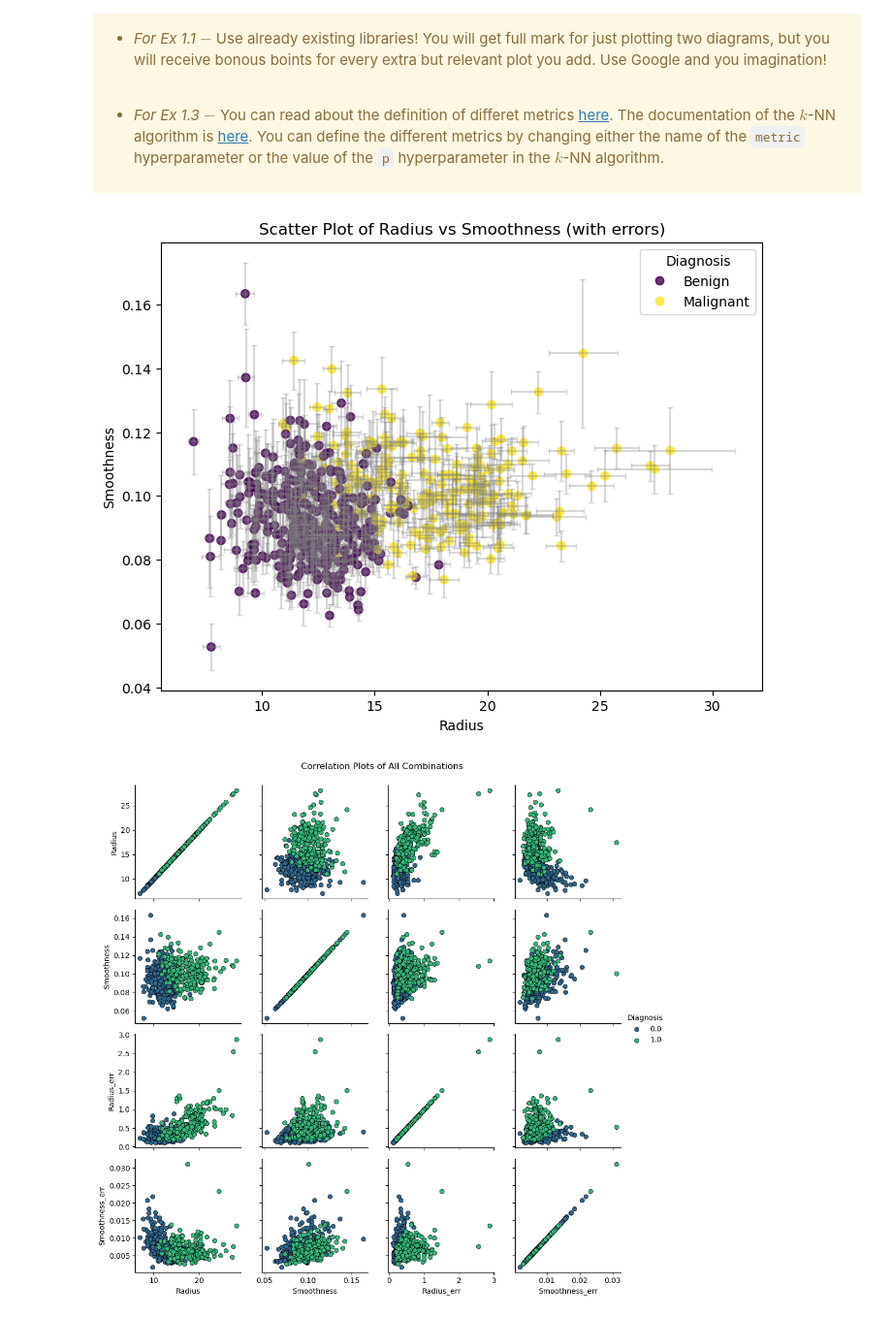
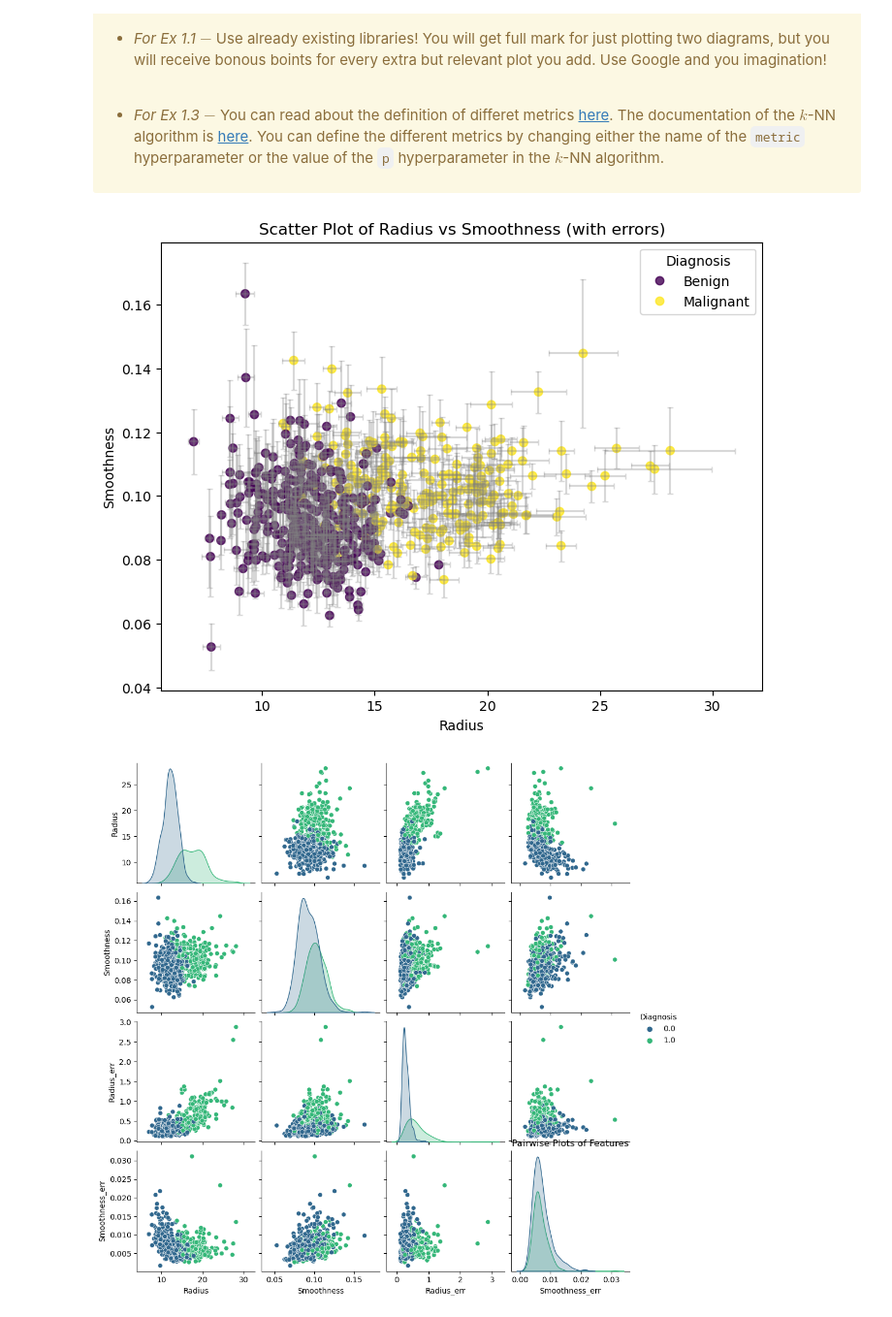
Before and after one commit to georgiarov/ML, a Jupyter notebook: L03_classification_answerkey.ipynb, the cells around one changed output. Shown at 97% size. Cells and saved outputs as stored; diff of their text form; code cells hidden in the pictures.

```diff
--- a/L03_classification_answerkey.ipynb
+++ b/L03_classification_answerkey.ipynb
@@ -1408,10 +1408,15 @@ The ultimate objective is to create a model capable of separeting if a patient h
 # %%
 import pandas as pd
 import numpy as np
+from sklearn.metrics import ConfusionMatrixDisplay
 import matplotlib.pyplot as plt
 import seaborn as sns
 from sklearn.model_selection import train_test_split
 from sklearn.preprocessing import StandardScaler
+from sklearn import metrics
+from sklearn.linear_model import LogisticRegression
+from sklearn.neighbors import KNeighborsClassifier
+from sklearn.metrics import classification_report, recall_score
 
 df = pd.read_csv('C:/Users/micha/Desktop/python_datafiles/HW03_data.csv')
 df['Diagnosis'] = df['Diagnosis'].replace({'B': 0., 'M': 1.})
@@ -1420,10 +1425,12 @@ X = df[['Radius', 'Smoothness', 'Radius_err', 'Smoothness_err']]
 y = df['Diagnosis']
 
 class CancerData:
+
     def __init__(self, X, y):
         self.X = X
         self.y = y
         self.df = pd.concat([X, y], axis=1)
+
     def split_and_normalize(self, test_size=0.2, random_state=42):
         X_train, X_test, y_train, y_test = train_test_split(self.X, self.y, test_size=test_size, random_state=random_state)
         scaler = StandardScaler()
@@ -1431,45 +1438,110 @@ class CancerData:
         X_test = scaler.transform(X_test)
         return X_train, X_test, y_train, y_test
 
-   #def plot_correlation_matrix(self):
-    #    plt.figure(figsize=(6, 5))
-     #   correlation = df.corr()
-      #  sns.heatmap(correlation, annot=True, cmap='coolwarm', fmt=".2f", square=True)
-       # plt.title("Correlation Matrix")
+    #def plot_correlation_matrix(self):
+        #plt.figure(figsize=(6, 5))
+        #correlation = df.corr()
+        #sns.heatmap(correlation, annot=True, cmap='coolwarm', fmt=".2f", square=True)
+        #plt.title("Correlation Matrix")
         #plt.show()
 
-    def plots(self):
-        p = sns.PairGrid(data=self.df, hue="Diagnosis", palette="viridis")
-        p.map(plt.scatter, s=35, edgecolor="black",lw=0.5)
-        p.add_legend()
-        plt.suptitle("Correlation Plots of All Combinations", y=1.02)
+    #def plots(self):
+     #   p = sns.PairGrid(data=self.df, hue="Diagnosis", palette="viridis")
+      #  p.map(plt.scatter, s=35, edgecolor="black",lw=0.5)
+       # p.add_legend()
+       # plt.suptitle("Correlation Plots of All Combinations", y=1.02)
+       # plt.show()
+
+    def plot_pairwise(self):
+        # Δημιουργία scatter plots για όλους τους συνδυασμούς
+        pair_df = self.X.copy()
+        pair_df['Diagnosis'] = self.y  # Προσθήκη της στήλης Diagnosis
+        sns.pairplot(pair_df, hue='Diagnosis', palette='viridis', diag_kind='kde')
+        plt.title("Pairwise Plots of Features")
         plt.show()
 
     def plot_scatter_with_errors(self):
         plt.figure(figsize=(8, 6))
         scatter = plt.scatter(df['Radius'], df['Smoothness'], c=df['Diagnosis'], cmap='viridis', alpha=0.8, label='Data Points')
         plt.errorbar(df['Radius'], df['Smoothness'], xerr=df['Radius_err'], yerr=df['Smoothness_err'], fmt='none', ecolor='gray', alpha=0.3, capsize=2)
 
         plt.title("Scatter Plot of Radius vs Smoothness (with errors)")
         plt.xlabel("Radius")
         plt.ylabel("Smoothness")
         handles, labels = scatter.legend_elements()
         plt.legend(handles, ['Benign', 'Malignant'], title='Diagnosis', loc='upper right')
         plt.show()
 
 
 klasi = CancerData(X, y)
 X_train, X_test, y_train, y_test = klasi.split_and_normalize()
 #klasi.plot_correlation_matrix()
 klasi.plot_scatter_with_errors()
-klasi.plots()
+klasi.plot_pairwise()
+#klasi.plot_correlation_matrix()
 
 #comment on plots+++
 
 #EX.2 Accuracy, Precision, or Recall?
 #we choose recall as the most accurate metric for this problem as we want to detect as much as possible positive values
 
 #EX.3
+
+metrics_ = ['euclidean', 'manhattan', 'minkowski']
+results = {}
+
+for metric in metrics_:
+    # Δημιουργία και εκπαίδευση του k-NN ταξινομητή
+    knn = KNeighborsClassifier(n_neighbors=5, metric=metric)
+    knn.fit(X_train, y_train)
+
+    y_pred = knn.predict(X_test) #predictions
+
+    #calculating recall
+    recall = recall_score(y_test, y_pred)
+    results[metric] = recall
+
+    #classification report
+    print(f"Distance Metric: {metric}")
+    print(classification_report(y_test, y_pred))
+    print(f"Recall: {recall:.4f}\n")
+
+#results
+print("Results:")
+for metric, recall in results.items():
+    print(f"{metric}: {recall:.4f}")
+
+best_metric = max(results, key=results.get)
+print(f"Η καλύτερη μετρική απόστασης είναι: {best_metric} με recall {results[best_metric]:.4f}")
+
+#EX.4
+matrix=metrics.confusion_matrix(y_test, y_pred)
+print(matrix)
+matr = ConfusionMatrixDisplay(confusion_matrix=matrix)
+matr.plot(cmap="viridis")
+plt.title("Confusion Matrix")
+plt.xlabel("Predicted Labels")
+plt.ylabel("True Labels")
+plt.show()
+
+#EX.5
+#normalization of confusion matrix
+matrix2=matrix.astype('float')
+summ=matrix.sum(axis=1)[:, np.newaxis]
+normalized_matr = matrix2/summ
+print("Normalized Confusion Matrix:")
+print(normalized_matr)
+
+matr_norm = ConfusionMatrixDisplay(confusion_matrix=normalized_matr)
+matr_norm.plot(cmap="plasma")
+plt.title("Normalized Confusion Matrix")
+plt.xlabel("Predicted Labels")
+plt.ylabel("True Labels")
+plt.show()
+
+# Trace of the normalized confusion matrix
+trace = np.trace(normalized_matr)
+print(f"Trace of the Normalized Confusion Matrix: {trace:.3f}")
 # %% [output]
 [figure]
-[figure, old version]
+[figure, new version]
```
Also changed, not shown: parts of 1 cell of this notebook.
